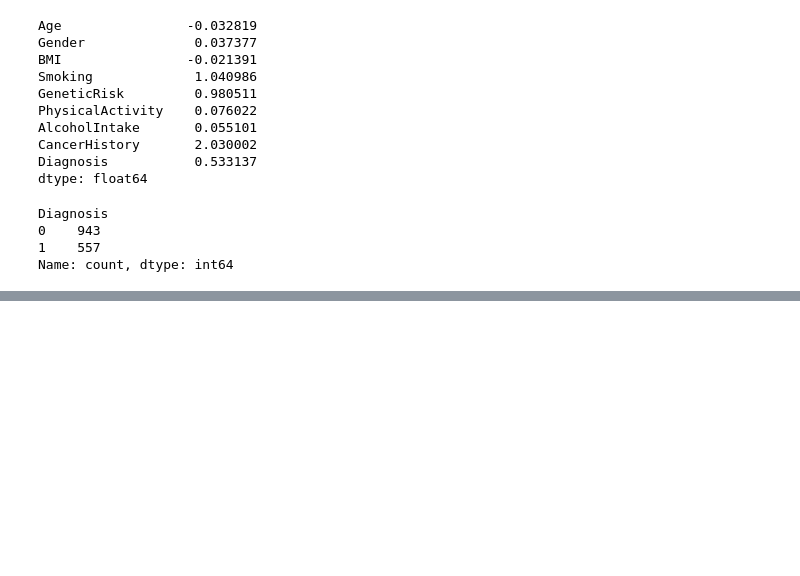
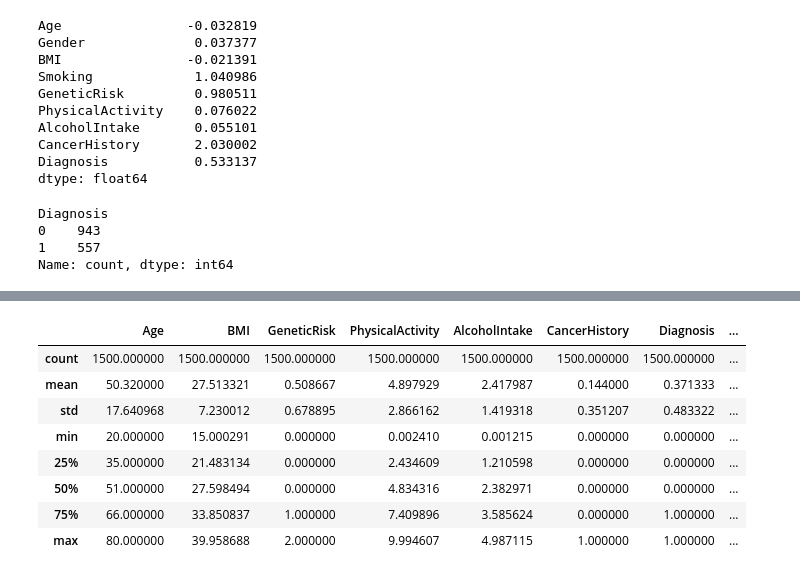
Before and after one commit to Savindi2002/Canser-Prediction-Analysis, a Jupyter notebook: notebooks/cancer_prediction.ipynb, the cells around one changed output, grey strips where cells are left out. Saved outputs shown, nothing was run; the diff lists cells and outputs as text; code cells hidden in the pictures; blank space fills up the shorter version.

```diff
--- a/notebooks/cancer_prediction.ipynb
+++ b/notebooks/cancer_prediction.ipynb
@@ -236,0 +288,12 @@ df['GeneticRisk_log'] = np.log1p(df['GeneticRisk'])
+# %%
+df.describe()
+# %% [output]
+|  | Age | BMI | GeneticRisk | PhysicalActivity | AlcoholIntake | CancerHistory | Diagnosis | ... |
+| count | 1500.000000 | 1500.000000 | 1500.000000 | 1500.000000 | 1500.000000 | 1500.000000 | 1500.000000 | ... |
+| mean | 50.320000 | 27.513321 | 0.508667 | 4.897929 | 2.417987 | 0.144000 | 0.371333 | ... |
+| std | 17.640968 | 7.230012 | 0.678895 | 2.866162 | 1.419318 | 0.351207 | 0.483322 | ... |
+| min | 20.000000 | 15.000291 | 0.000000 | 0.002410 | 0.001215 | 0.000000 | 0.000000 | ... |
+| 25% | 35.000000 | 21.483134 | 0.000000 | 2.434609 | 1.210598 | 0.000000 | 0.000000 | ... |
+| 50% | 51.000000 | 27.598494 | 0.000000 | 4.834316 | 2.382971 | 0.000000 | 0.000000 | ... |
+| 75% | 66.000000 | 33.850837 | 1.000000 | 7.409896 | 3.585624 | 0.000000 | 1.000000 | ... |
+| max | 80.000000 | 39.958688 | 2.000000 | 9.994607 | 4.987115 | 1.000000 | 1.000000 | ... |
```
Also changed, not shown: parts of 8 cells of this notebook.
